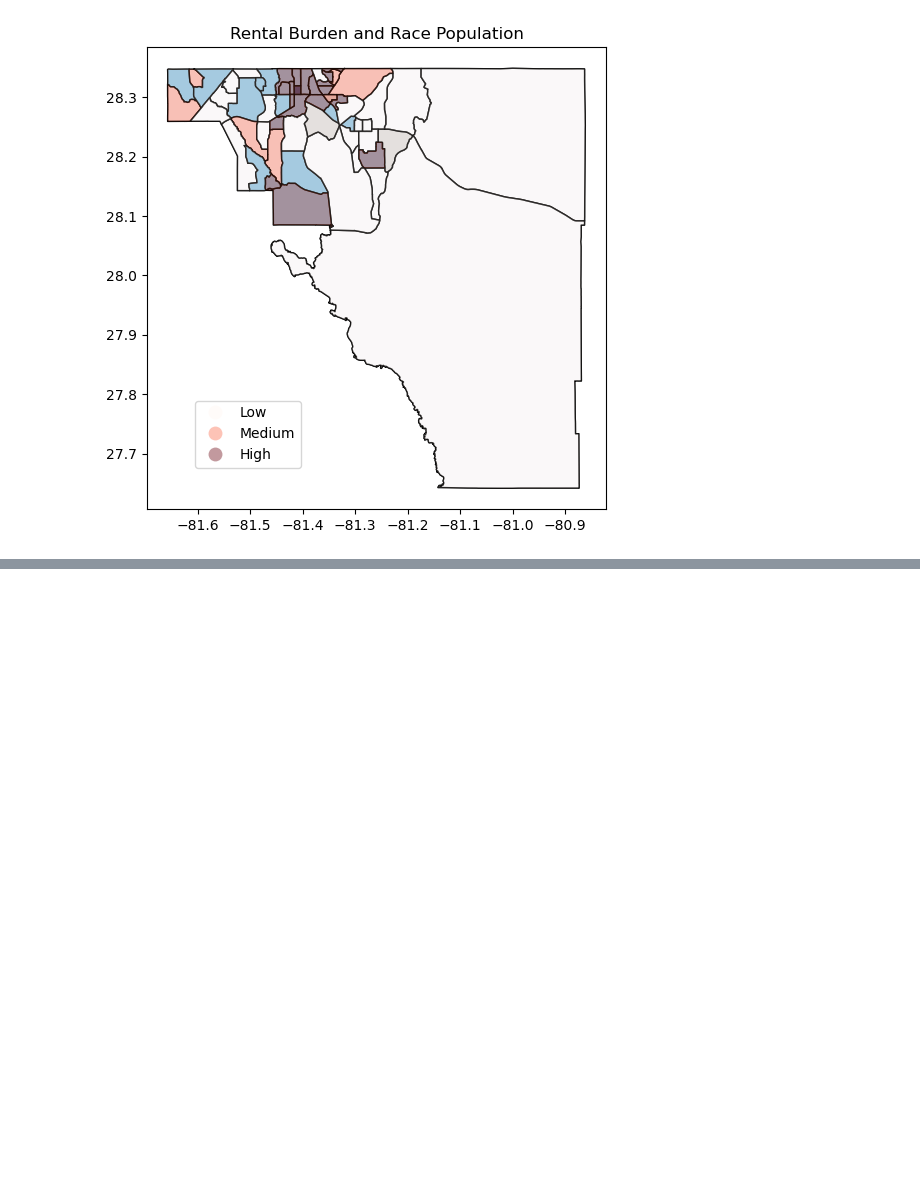
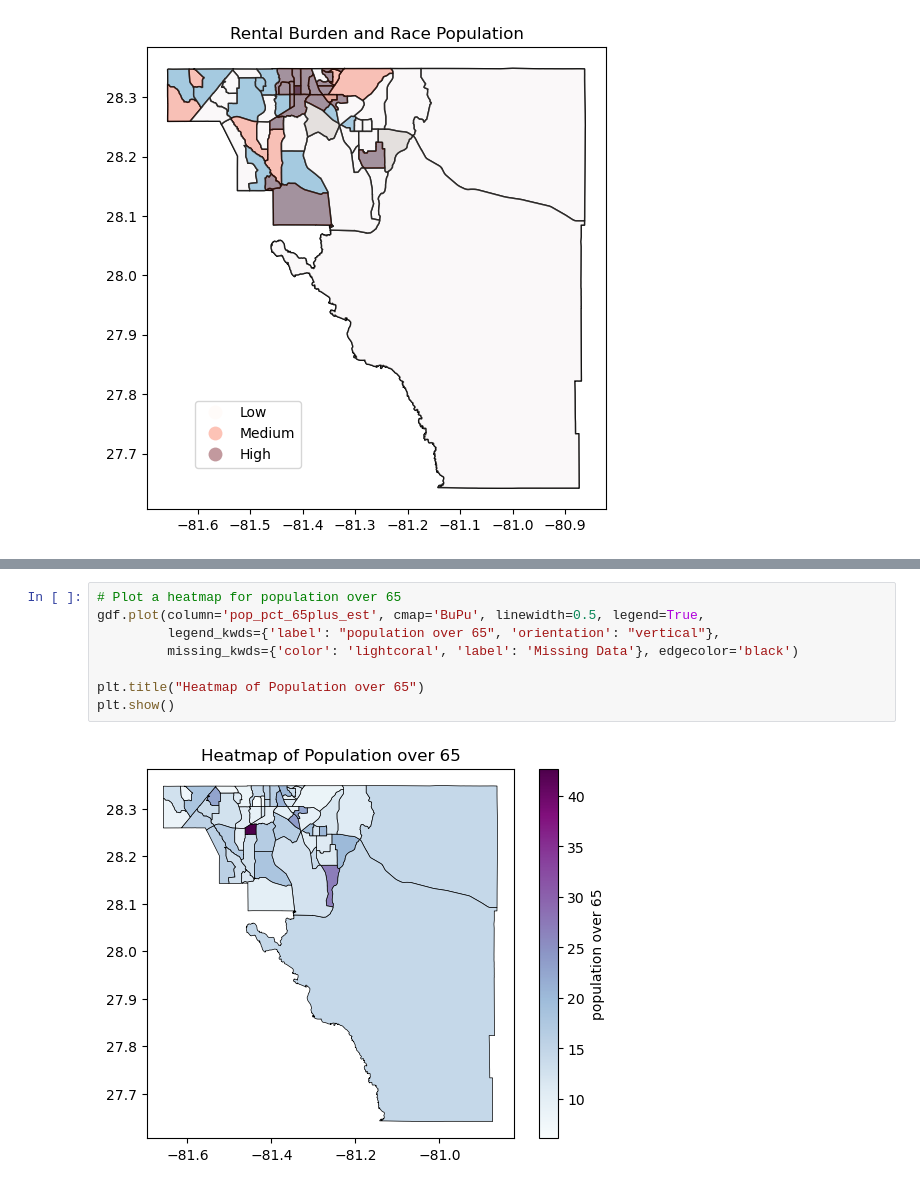
Before and after one commit to datakind/datakit-housing-fall-2024, a Jupyter notebook: challenge-2/FL/osceola_county.ipynb, the cells around one changed output, grey strips where cells are left out. Drawn from its saved outputs; the diff is of its cells as text; blank space fills up the shorter version.

```diff
--- a/challenge-2/FL/osceola_county.ipynb
+++ b/challenge-2/FL/osceola_county.ipynb
@@ -237,0 +280,10 @@ for race_col in racial_columns:
+# %%
+# Plot a heatmap for population over 65
+gdf.plot(column='pop_pct_65plus_est', cmap='BuPu', linewidth=0.5, legend=True,
+         legend_kwds={'label': "population over 65", 'orientation': "vertical"},
+         missing_kwds={'color': 'lightcoral', 'label': 'Missing Data'}, edgecolor='black')
+
+plt.title("Heatmap of Population over 65")
+plt.show()
+# %% [output]
+[figure, added]
```
Also changed, not shown: parts of 19 cells of this notebook.
